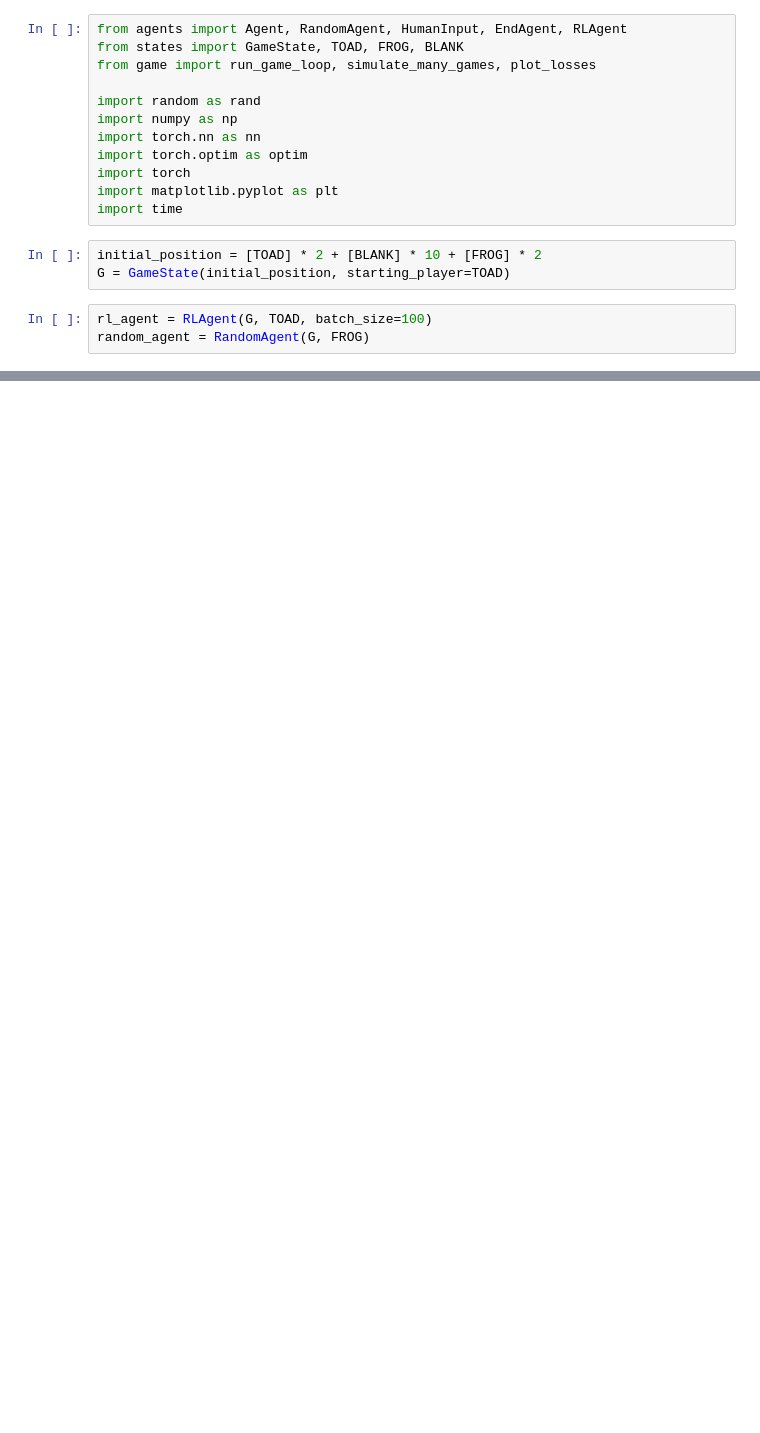
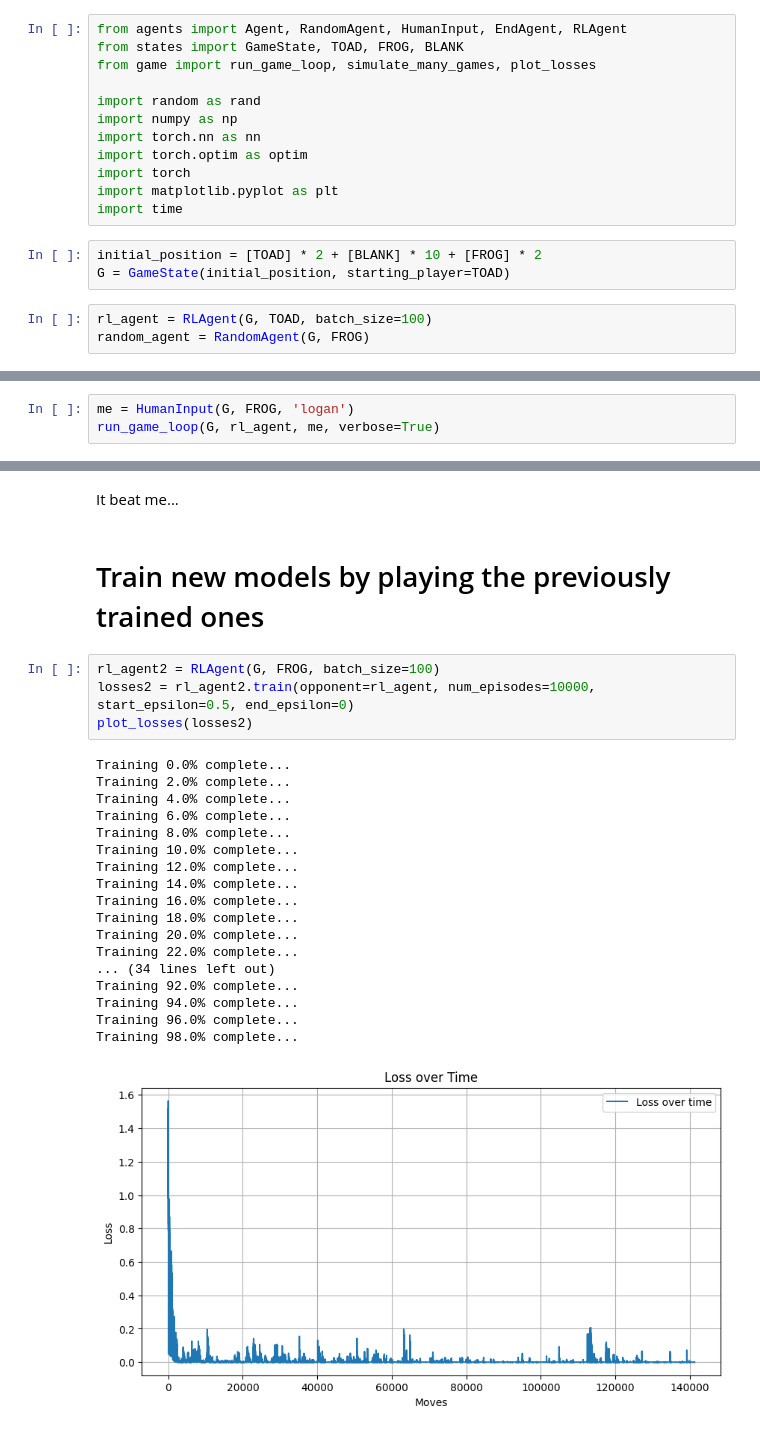
Before and after one commit to garwoodl/combinatorial-game-theory-final-project, a Jupyter notebook: project.ipynb, the cells around one changed output, grey strips where cells are left out. Cells and saved outputs as stored; diff of their text form; blank space fills up the shorter version.

```diff
--- a/project.ipynb
+++ b/project.ipynb
@@ -74,0 +91,3 @@ True
+# %%
+me = HumanInput(G, FROG, 'logan')
+run_game_loop(G, rl_agent, me, verbose=True)
@@ -74,0 +113,27 @@ True
+# %% [markdown]
+It beat me...
+# %% [markdown]
+# Train new models by playing the previously trained ones
+# %%
+rl_agent2 = RLAgent(G, FROG, batch_size=100)
+losses2 = rl_agent2.train(opponent=rl_agent, num_episodes=10000, start_epsilon=0.5, end_epsilon=0)
+plot_losses(losses2)
+# %% [output]
+Training 0.0% complete...
+Training 2.0% complete...
+Training 4.0% complete...
+Training 6.0% complete...
+Training 8.0% complete...
+Training 10.0% complete...
+Training 12.0% complete...
+Training 14.0% complete...
+Training 16.0% complete...
+Training 18.0% complete...
+Training 20.0% complete...
+Training 22.0% complete...
+... (34 lines left out)
+Training 92.0% complete...
+Training 94.0% complete...
+Training 96.0% complete...
+Training 98.0% complete...
+[figure, added]
```
Also changed, not shown: parts of 8 cells of this notebook, 2 other files.
